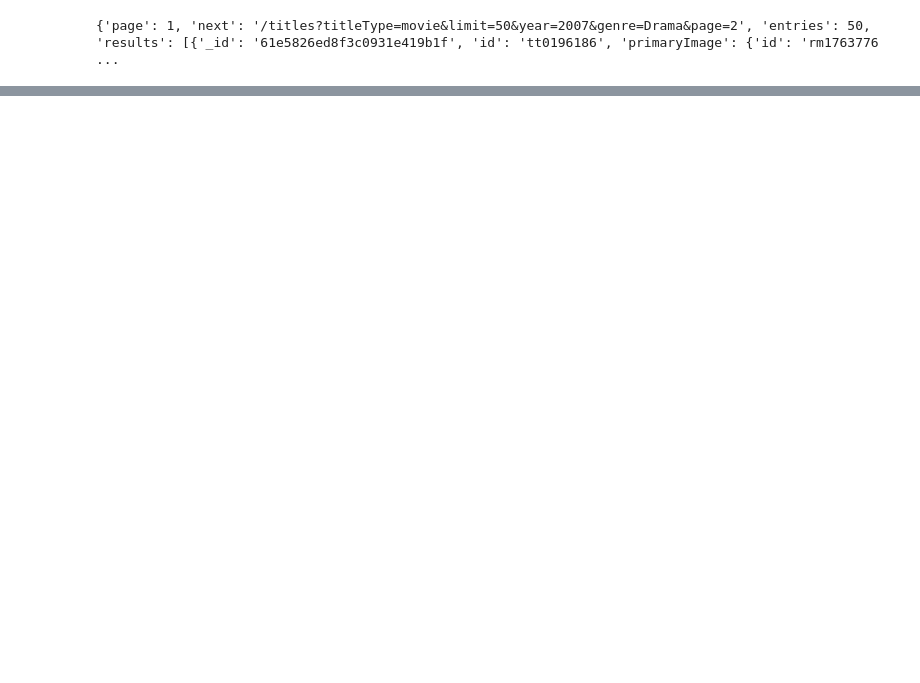
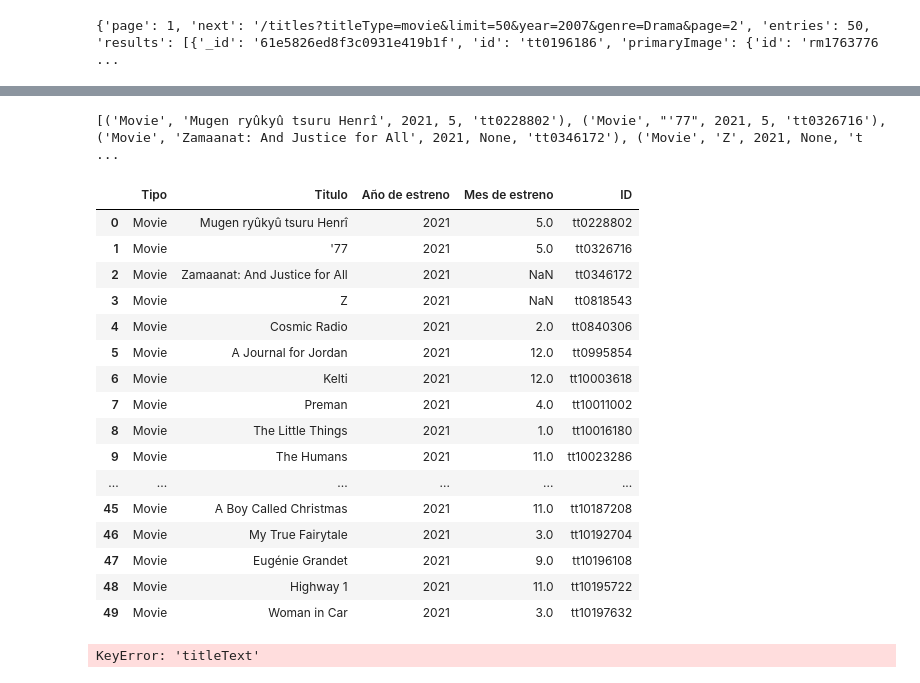
Before and after one commit to lmoraromero/proyecto-da-promo-G-modulo-2-team-2, a Jupyter notebook: Patri_pelis.ipynb, the cells around one changed output, grey strips where cells are left out. Cells and saved outputs as stored; diff of their text form; code cells hidden in the pictures; blank space fills up the shorter version.

Commit message:
añado dataframe

```diff
--- a/Patri_pelis.ipynb
+++ b/Patri_pelis.ipynb
@@ -87,0 +128,71 @@ He descargado información del genero Drama del año 2021 para la página 10
+# %%
+total_pelis = []
+
+for pelicula in page["results"]:
+    '''print(pelicula['titleType']['text'])
+    print(pelicula['titleText']['text'])
+    print(pelicula['releaseYear']['year'])
+    print(pelicula['releaseDate']['month'])
+    print(pelicula['id'])'''
+    tipo = pelicula['titleType']['text']
+    #print(tipo)
+    titulo = pelicula['titleText']['text']
+    #print(titulo)
+    estreno_a = pelicula['releaseYear']['year']
+    #print(estreno_a)
+    estreno_m = pelicula['releaseDate']['month']
+    #print(estreno_m)
+    id_pel = pelicula['id']
+    #print(id_pel)
+
+    tupla_pelis = (tipo, titulo, estreno_a, estreno_m, id_pel)
+    lista_pelis.append(tupla_pelis)
+print(lista_pelis)
+# %% [output]
+[('Movie', 'Mugen ryûkyû tsuru Henrî', 2021, 5, 'tt0228802'), ('Movie', "'77", 2021, 5, 'tt0326716'), ('Movie', 'Zamaanat: And Justice for All', 2021, None, 'tt0346172'), ('Movie', 'Z', 2021, None, 't ...
+# %%
+columna_names = ['Tipo', 'Titulo', 'Año de estreno', 'Mes de estreno', 'ID']
+# %%
+df_pelis = pd.DataFrame(lista_pelis, columns=columna_names)
+# %%
+df_pelis
+# %% [output]
+|  | Tipo | Titulo | Año de estreno | Mes de estreno | ID |
+| 0 | Movie | Mugen ryûkyû tsuru Henrî | 2021 | 5.0 | tt0228802 |
+| 1 | Movie | '77 | 2021 | 5.0 | tt0326716 |
+| 2 | Movie | Zamaanat: And Justice for All | 2021 | NaN | tt0346172 |
+| 3 | Movie | Z | 2021 | NaN | tt0818543 |
+| 4 | Movie | Cosmic Radio | 2021 | 2.0 | tt0840306 |
+| 5 | Movie | A Journal for Jordan | 2021 | 12.0 | tt0995854 |
+| 6 | Movie | Kelti | 2021 | 12.0 | tt10003618 |
+| 7 | Movie | Preman | 2021 | 4.0 | tt10011002 |
+| 8 | Movie | The Little Things | 2021 | 1.0 | tt10016180 |
+| 9 | Movie | The Humans | 2021 | 11.0 | tt10023286 |
+| ... | ... | ... | ... | ... | ... |
+| 45 | Movie | A Boy Called Christmas | 2021 | 11.0 | tt10187208 |
+| 46 | Movie | My True Fairytale | 2021 | 3.0 | tt10192704 |
+| 47 | Movie | Eugénie Grandet | 2021 | 9.0 | tt10196108 |
+| 48 | Movie | Highway 1 | 2021 | 11.0 | tt10195722 |
+| 49 | Movie | Woman in Car | 2021 | 3.0 | tt10197632 |
+# %%
+
+
+lista_pelis = []
+
+for response in responses:
+    '''print(pelicula['titleType']['text'])
+    print(pelicula['titleText']['text'])
+    print(pelicula['releaseYear']['year'])
+    print(pelicula['releaseDate']['month'])
+    print(pelicula['id'])'''
+    tipo = response["results"]['titleText']['text']
+    titulo = response['titleText']['text']
+    estreno_a = response['releaseYear']['year']
+    estreno_m = response['releaseDate']['month']
+    id_pel = response['id']
+
+    tupla_pelis = (tipo, titulo, estreno_a, estreno_m, id_pel)
+    lista_pelis.append(tupla_pelis)
+print(lista_pelis)
+# %% [output]
+KeyError: 'titleText'
```
Also changed, not shown: parts of 3 cells of this notebook, 2 other files.
